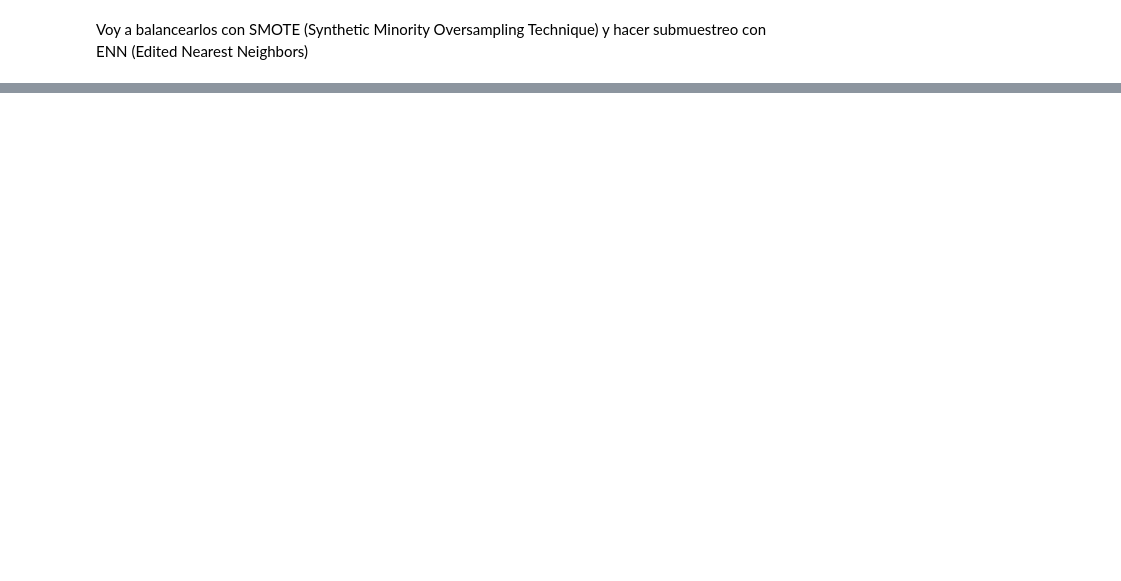
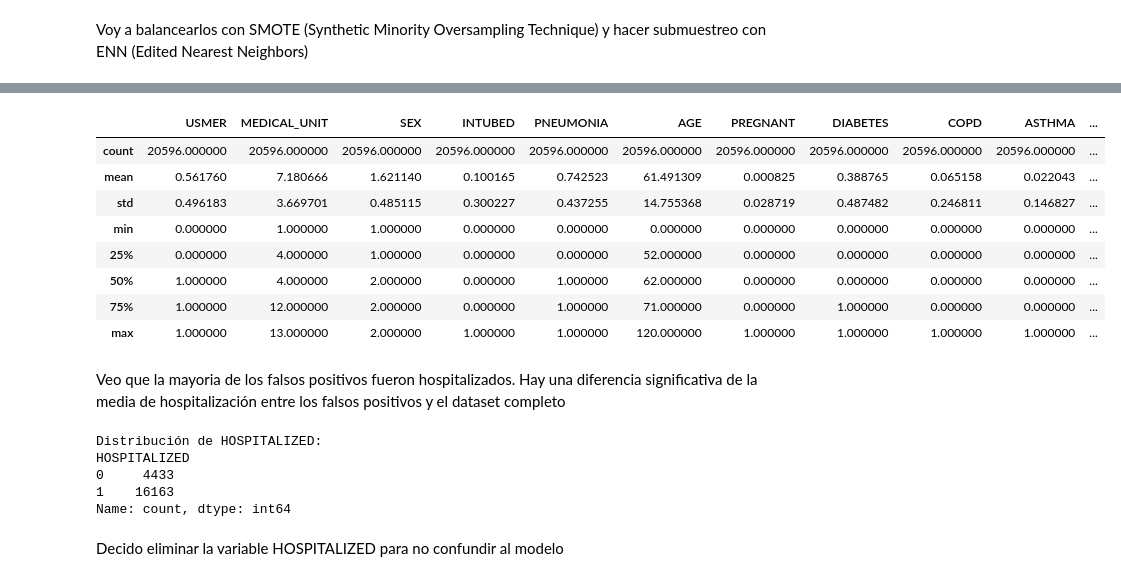
Before and after one commit to SebasCrucer/-covid_death_prediction, a Jupyter notebook: proyecto_final_covid.ipynb, the cells around one changed output, grey strips where cells are left out. Saved outputs shown, nothing was run; the diff lists cells and outputs as text; code cells hidden in the pictures; blank space fills up the shorter version.

```diff
--- a/proyecto_final_covid.ipynb
+++ b/proyecto_final_covid.ipynb
@@ -472,0 +776,13 @@ print("Precisión:", accuracy)
+# %%
+lgb_clf = lgb.LGBMClassifier(
+    objective='binary',
+    n_estimators=100,
+    learning_rate=0.1,
+    max_depth=6,
+    random_state=42,
+    verbose=0
+)
+lgb_clf.fit(X_train, y_train)
+y_pred = lgb_clf.predict(X_test)
+y_pred_proba = lgb_clf.predict_proba(X_test)
+metrics(y_test, y_pred, y_pred_proba)
@@ -472,0 +802,6 @@ print("Precisión:", accuracy)
+# %%
+def search_optimal_threshold(y_test, y_pred_proba):
+    precision, recall, thresholds = precision_recall_curve(y_test, y_pred_proba)
+    optimal_idx = np.argmax(precision[:-1] + recall[:-1])
+    optimal_threshold = thresholds[optimal_idx]
+    return optimal_threshold
@@ -472,0 +972,6 @@ print("Precisión:", accuracy)
+# %%
+y_pred_proba = cat_clf.predict_proba(X_test)
+optimal_threshold = search_optimal_threshold(y_test, y_pred_proba[:, 1])
+print(f"Umbral óptimo: {optimal_threshold:.2f}")
+y_pred = (y_pred_proba[:, 1] >= optimal_threshold).astype(int)
+metrics(y_test, y_pred, y_pred_proba)
@@ -472,0 +990,5 @@ print("Precisión:", accuracy)
+# %%
+fp_indices = np.where((y_test == 0) & (y_pred == 1))[0]
+falsos_positivos = X_test.iloc[fp_indices]
+
+falsos_positivos.head()
@@ -472,0 +1002,26 @@ print("Precisión:", accuracy)
+# %%
+falsos_positivos.describe()
+# %% [output]
+|  | USMER | MEDICAL_UNIT | SEX | INTUBED | PNEUMONIA | AGE | PREGNANT | DIABETES | COPD | ASTHMA | ... |
+| count | 20596.000000 | 20596.000000 | 20596.000000 | 20596.000000 | 20596.000000 | 20596.000000 | 20596.000000 | 20596.000000 | 20596.000000 | 20596.000000 | ... |
+| mean | 0.561760 | 7.180666 | 1.621140 | 0.100165 | 0.742523 | 61.491309 | 0.000825 | 0.388765 | 0.065158 | 0.022043 | ... |
+| std | 0.496183 | 3.669701 | 0.485115 | 0.300227 | 0.437255 | 14.755368 | 0.028719 | 0.487482 | 0.246811 | 0.146827 | ... |
+| min | 0.000000 | 1.000000 | 1.000000 | 0.000000 | 0.000000 | 0.000000 | 0.000000 | 0.000000 | 0.000000 | 0.000000 | ... |
+| 25% | 0.000000 | 4.000000 | 1.000000 | 0.000000 | 0.000000 | 52.000000 | 0.000000 | 0.000000 | 0.000000 | 0.000000 | ... |
+| 50% | 1.000000 | 4.000000 | 2.000000 | 0.000000 | 1.000000 | 62.000000 | 0.000000 | 0.000000 | 0.000000 | 0.000000 | ... |
+| 75% | 1.000000 | 12.000000 | 2.000000 | 0.000000 | 1.000000 | 71.000000 | 0.000000 | 1.000000 | 0.000000 | 0.000000 | ... |
+| max | 1.000000 | 13.000000 | 2.000000 | 1.000000 | 1.000000 | 120.000000 | 1.000000 | 1.000000 | 1.000000 | 1.000000 | ... |
+# %% [markdown]
+Veo que la mayoria de los falsos positivos fueron hospitalizados. Hay una diferencia significativa de la media de hospitalización entre los falsos positivos y el dataset completo
+# %%
+counts = falsos_positivos["HOSPITALIZED"].value_counts().sort_index()
+print(f"\nDistribución de HOSPITALIZED:")
+print(counts)
+# %% [output]
+Distribución de HOSPITALIZED:
+HOSPITALIZED
+0     4433
+1    16163
+Name: count, dtype: int64
+# %% [markdown]
+Decido eliminar la variable HOSPITALIZED para no confundir al modelo
```
Also changed, not shown: parts of 111 cells of this notebook, 1 other file.
